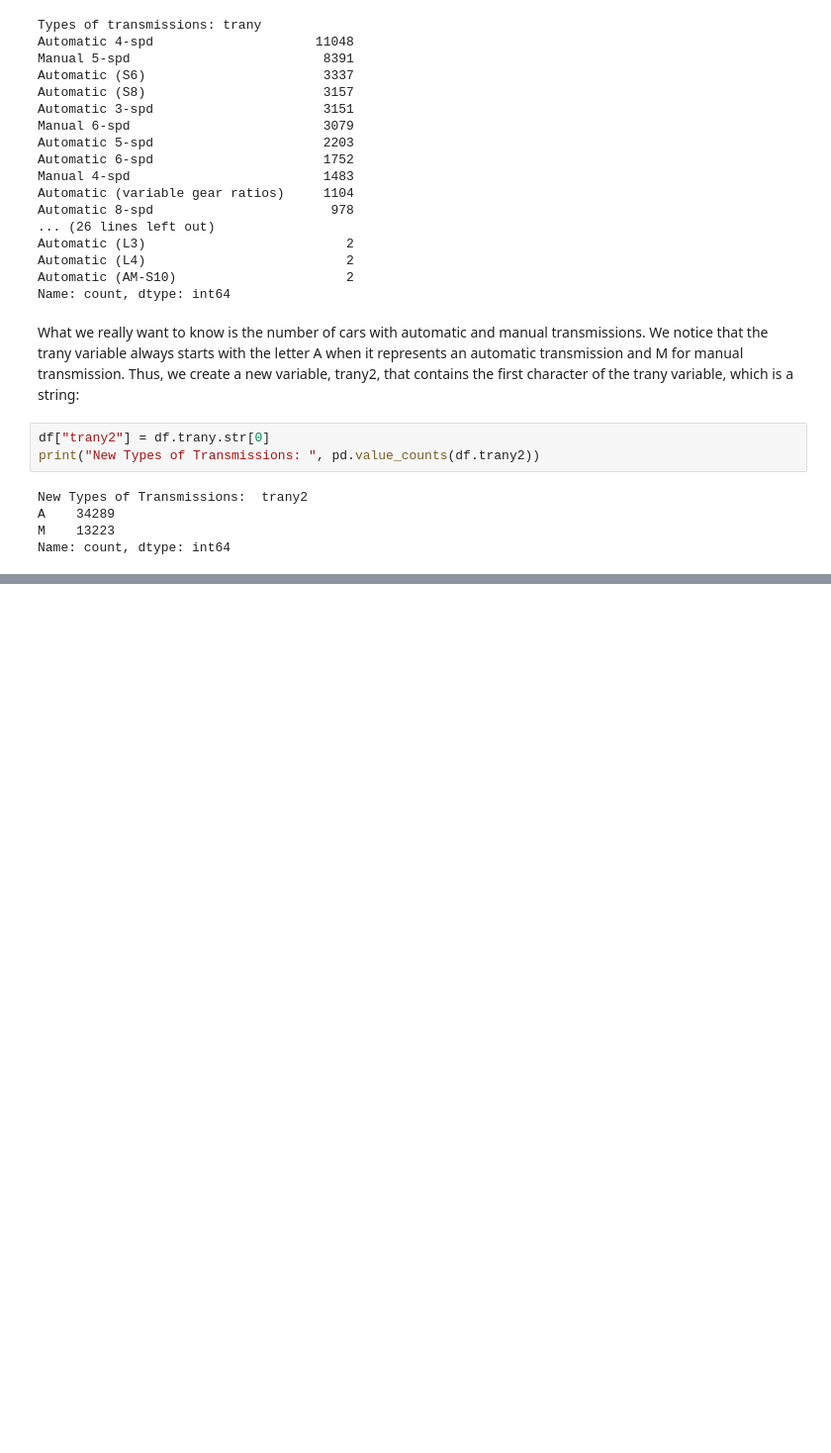
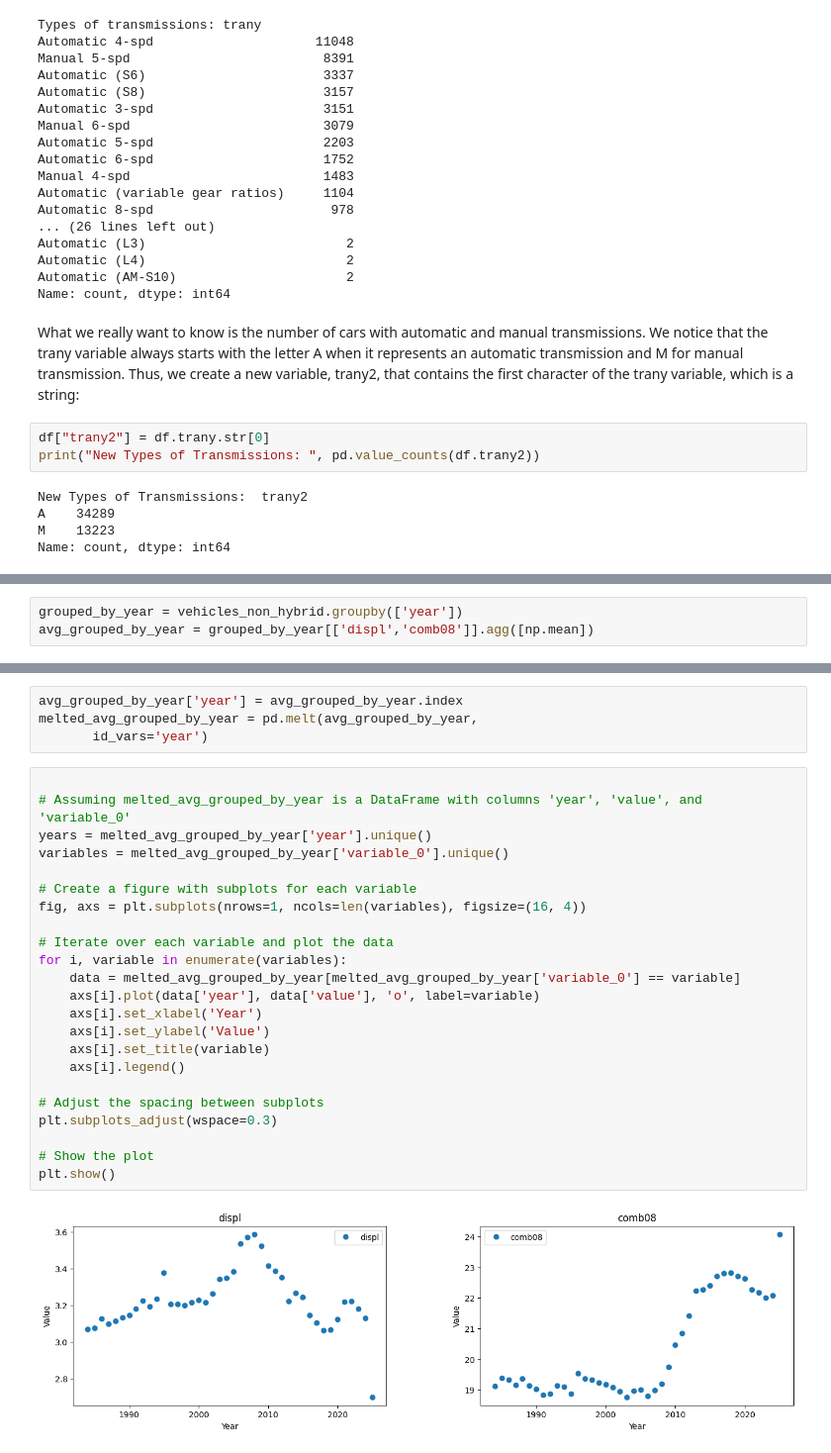
Before and after one commit to czek0/Data-Science-Portfolio, a Jupyter notebook: Fuel_Efficiency.ipynb, the cells around one changed output, grey strips where cells are left out. Shown at 99% size. Drawn from its saved outputs; the diff is of its cells as text; blank space fills up the shorter version.

```diff
--- a/Fuel_Efficiency.ipynb
+++ b/Fuel_Efficiency.ipynb
@@ -117,0 +257,3 @@ Name: count, dtype: int64
+# %%
+grouped_by_year = vehicles_non_hybrid.groupby(['year'])
+avg_grouped_by_year = grouped_by_year[['displ','comb08']].agg([np.mean])
@@ -117,0 +262,29 @@ Name: count, dtype: int64
+# %%
+avg_grouped_by_year['year'] = avg_grouped_by_year.index
+melted_avg_grouped_by_year = pd.melt(avg_grouped_by_year,
+       id_vars='year')
+# %%
+
+# Assuming melted_avg_grouped_by_year is a DataFrame with columns 'year', 'value', and 'variable_0'
+years = melted_avg_grouped_by_year['year'].unique()
+variables = melted_avg_grouped_by_year['variable_0'].unique()
+
+# Create a figure with subplots for each variable
+fig, axs = plt.subplots(nrows=1, ncols=len(variables), figsize=(16, 4))
+
+# Iterate over each variable and plot the data
+for i, variable in enumerate(variables):
+    data = melted_avg_grouped_by_year[melted_avg_grouped_by_year['variable_0'] == variable]
+    axs[i].plot(data['year'], data['value'], 'o', label=variable)
+    axs[i].set_xlabel('Year')
+    axs[i].set_ylabel('Value')
+    axs[i].set_title(variable)
+    axs[i].legend()
+
+# Adjust the spacing between subplots
+plt.subplots_adjust(wspace=0.3)
+
+# Show the plot
+plt.show()
+# %% [output]
+[figure, added]
```
Also changed, not shown: parts of 21 cells of this notebook.
